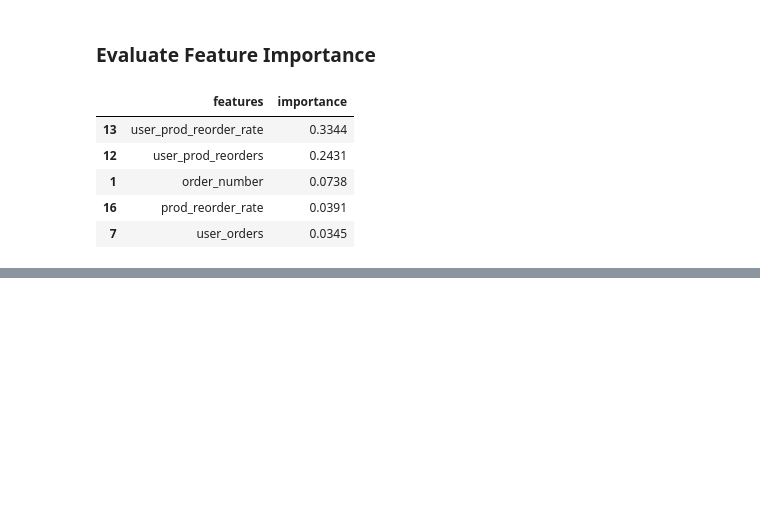
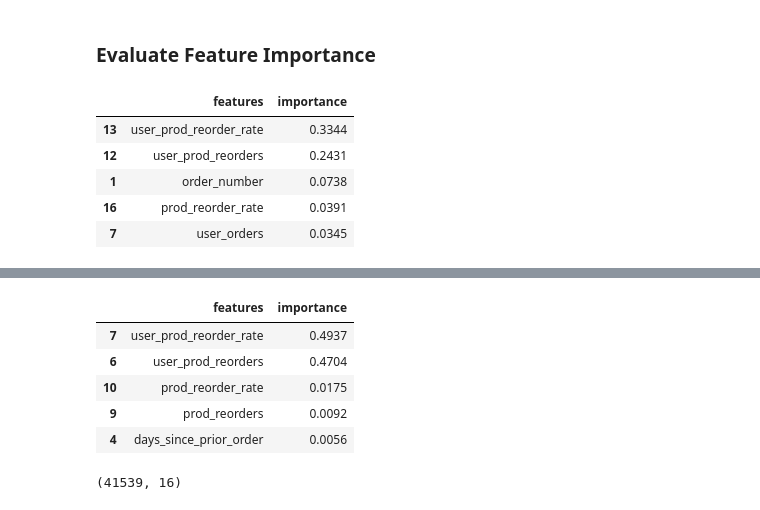
Before and after one commit to paliramuk/market-basket-analysis, a Jupyter notebook: Features.ipynb, the cells around one changed output, grey strips where cells are left out. Cells and saved outputs as stored; diff of their text form; code cells hidden in the pictures; blank space fills up the shorter version.

```diff
--- a/Features.ipynb
+++ b/Features.ipynb
@@ -162,0 +202,30 @@ plt.show()
+# %%
+# see how feature importance compares on the training set with excluding order_number
+from sklearn.ensemble import RandomForestClassifier
+
+y = train_order_features_df['reordered']
+X = train_order_features_df.drop(['reordered','order_id','user_id','eval_set', 'order_number'],axis=1)
+
+cls = RandomForestClassifier(n_estimators=50)
+cls.fit(X, y)
+
+features = X.columns
+feature_importances = cls.feature_importances_
+
+features_df = pd.DataFrame({'features': features, 'importance': feature_importances})
+features_df.sort_values('importance', inplace=True, ascending=False)
+
+features_df.head()
+# %% [output]
+|  | features | importance |
+| 7 | user_prod_reorder_rate | 0.4937 |
+| 6 | user_prod_reorders | 0.4704 |
+| 10 | prod_reorder_rate | 0.0175 |
+| 9 | prod_reorders | 0.0092 |
+| 4 | days_since_prior_order | 0.0056 |
+# %%
+# capture sample and drop NaN records
+train_order_features_df = train_order_features_df.sample(frac=0.03).dropna()
+train_order_features_df.shape
+# %% [output]
+(41539, 16)
```
Also changed, not shown: parts of 5 cells of this notebook.
